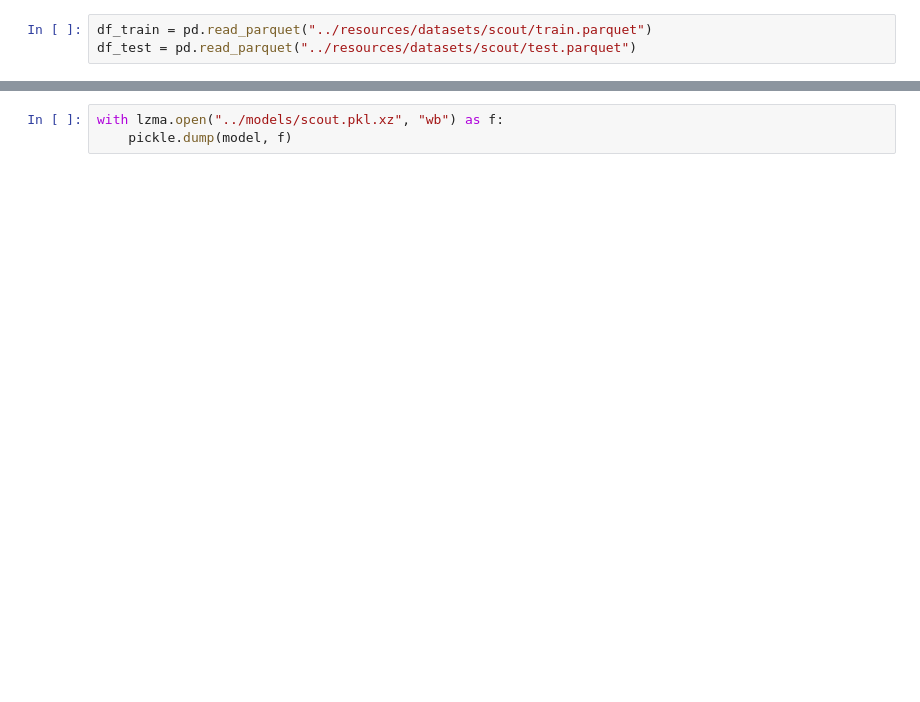
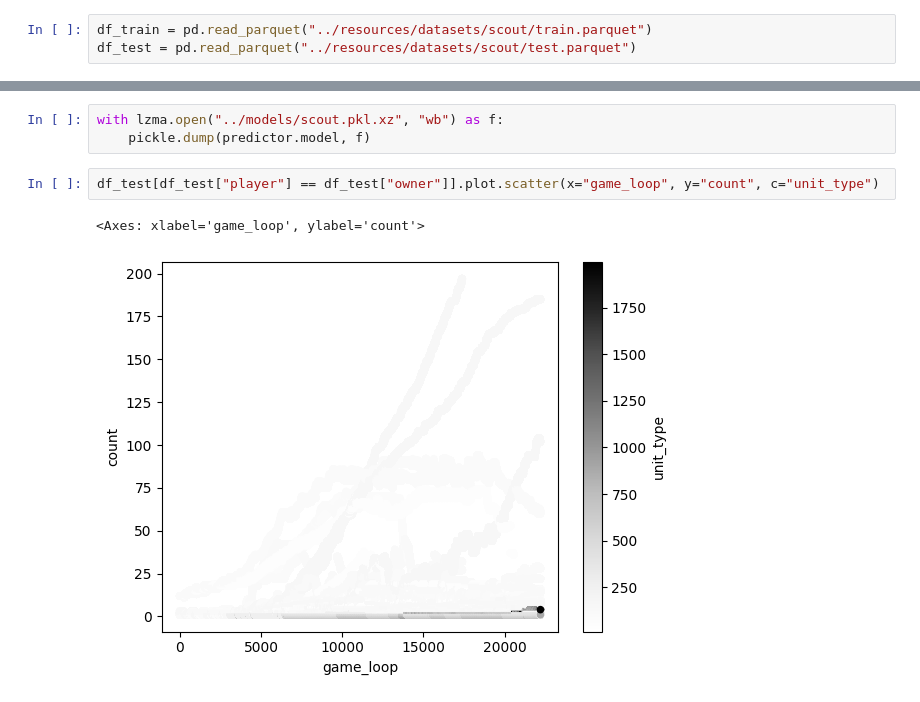
Before and after one commit to vschmidt91/phantom-sc2, a Jupyter notebook: notebooks/scout_train.ipynb, the cells around one changed output, grey strips where cells are left out. Cells and saved outputs as stored; diff of their text form; blank space fills up the shorter version.

Commit message:
Update prediction model

```diff
--- a/notebooks/scout_train.ipynb
+++ b/notebooks/scout_train.ipynb
@@ -106,3 +59,8 @@ np.float64(9.342627704581393)
 # %%
 with lzma.open("../models/scout.pkl.xz", "wb") as f:
-    pickle.dump(model, f)
+    pickle.dump(predictor.model, f)
+# %%
+df_test[df_test["player"] == df_test["owner"]].plot.scatter(x="game_loop", y="count", c="unit_type")
+# %% [output]
+<Axes: xlabel='game_loop', ylabel='count'>
+[figure, added]
```
Also changed, not shown: parts of 14 cells of this notebook, 9 other files.
